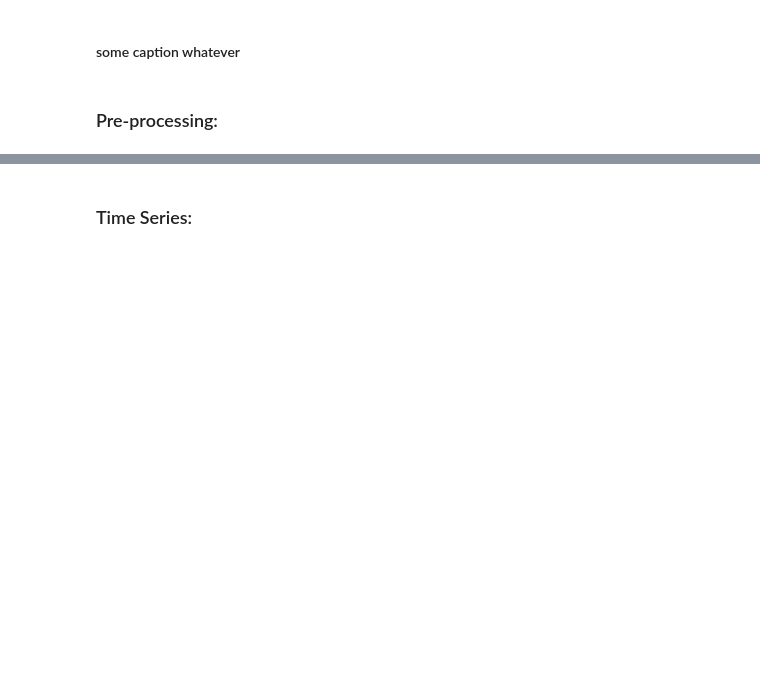
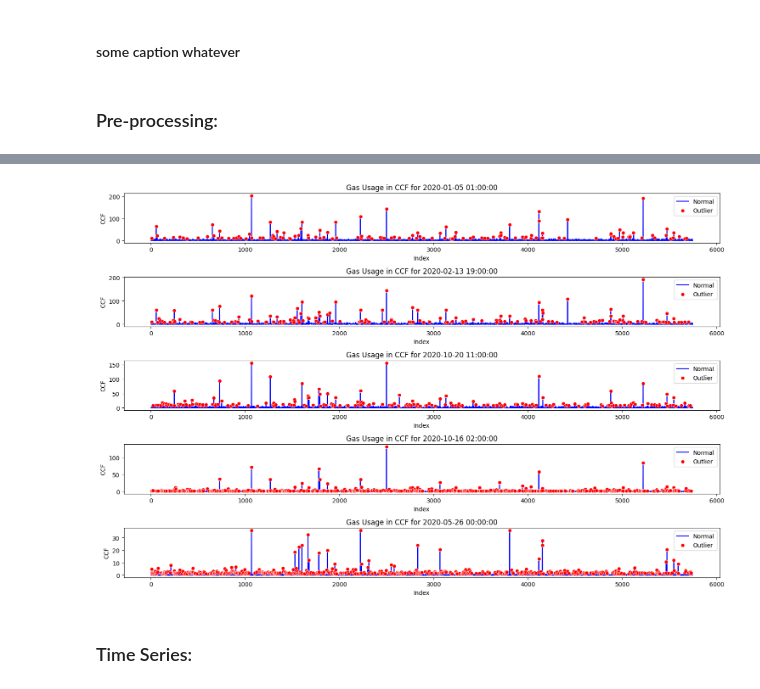
Before and after one commit to smcox789/390B-New-Solar-Data-Analysis, a Jupyter notebook: gas_meter_analysis.ipynb, the cells around one changed output, grey strips where cells are left out. Saved outputs shown, nothing was run; the diff lists cells and outputs as text; code cells hidden in the pictures; blank space fills up the shorter version.

```diff
--- a/gas_meter_analysis.ipynb
+++ b/gas_meter_analysis.ipynb
@@ -72,0 +68,9 @@ max             192.000000           204.000000
+# %%
+# deal with outliers
+Q1 = gas_data.iloc[:, 2:].quantile(0.25)
+Q3 = gas_data.iloc[:, 2:].quantile(0.75)
+IQR = Q3 - Q1
+outlier_condition = (gas_data.iloc[:, 2:] < (Q1 - 3 * IQR)) | (gas_data.iloc[:, 2:] > (Q3 + 3 * IQR))
+outliers = gas_data[outlier_condition]
+outlier_bool = outlier_condition.any(axis = 1)
+print(outlier_bool)
@@ -72,0 +90,20 @@ max             192.000000           204.000000
+# %%
+gas_readings = gas_data.select_dtypes(include='float64').columns
+sampled_columns = np.random.choice(gas_readings, size=5, replace=False)
+
+# Plotting
+plt.figure(figsize=(15, 10))
+
+for i, column in enumerate(sampled_columns, 1):
+    plt.subplot(len(sampled_columns), 1, i)
+    sns.lineplot(data=gas_data, x=gas_data.index, y=column, color='blue', label='Normal')
+    sns.scatterplot(data=gas_data[outlier_condition[column]], x=gas_data[outlier_condition[column]].index, y=column, color='red', label='Outlier', zorder=5)
+    plt.title(f'Gas Usage in CCF for {column}')
+    plt.xlabel('Index')
+    plt.ylabel('CCF')
+    plt.legend()
+
+plt.tight_layout()
+plt.show()
+# %% [output]
+[figure, added]
```
Also changed, not shown: parts of 4 cells of this notebook.
